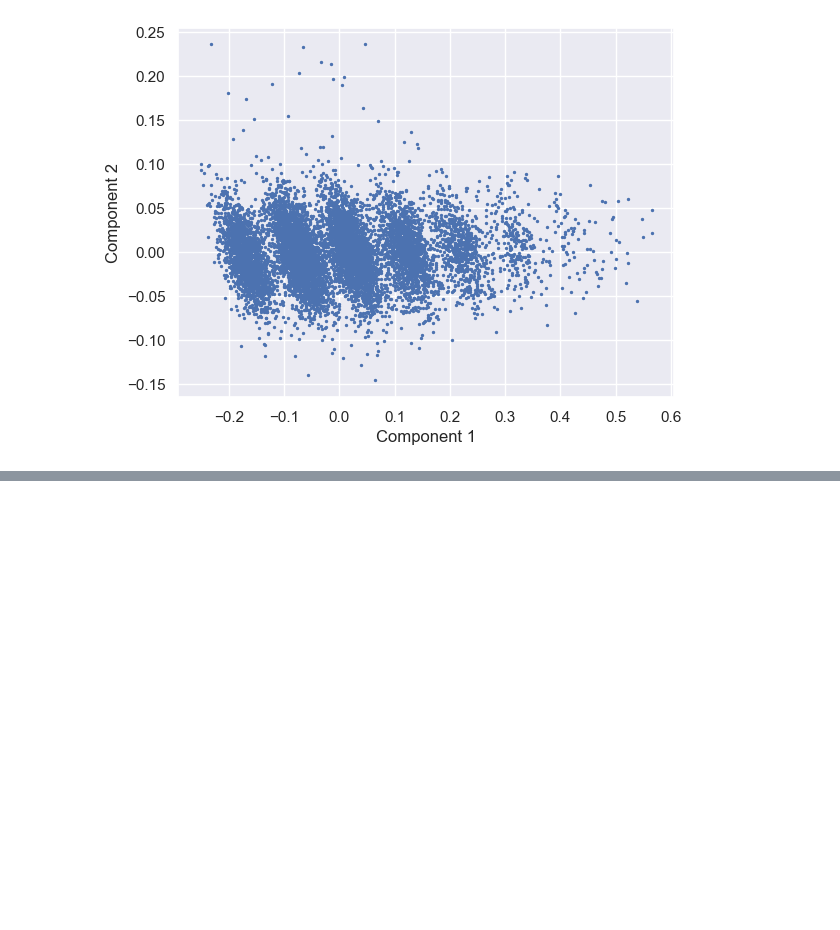
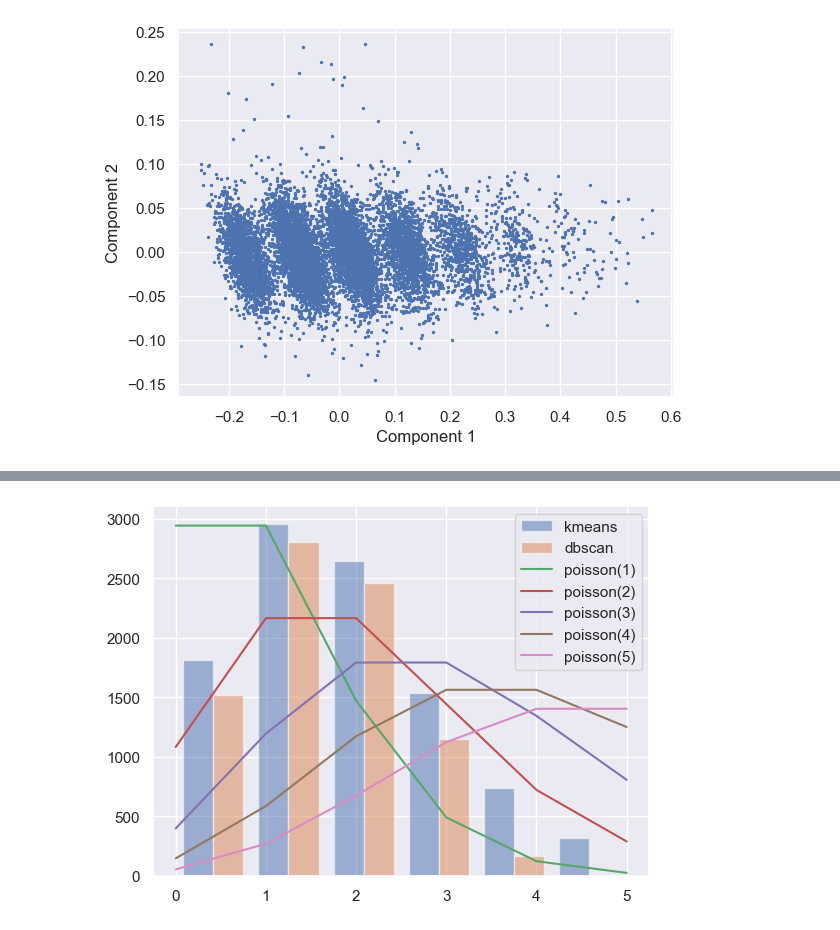
Before and after one commit to KeisukeTTTT/PhotonClustering, a Jupyter notebook: src/process.ipynb, the cells around one changed output, grey strips where cells are left out. Saved outputs shown, nothing was run; the diff lists cells and outputs as text; code cells hidden in the pictures; blank space fills up the shorter version.

```diff
--- a/src/process.ipynb
+++ b/src/process.ipynb
@@ -51,7 +50,4 @@ def plot_regression_curve(x, y, n=18):
     plt.plot(x, fit_fn(x), label="regression")
     plt.legend()
     plt.show()
-# %%
-df_corrected = df.apply(regression, axis=1, result_type="expand")
-pulse = df_corrected.values
 # %% [markdown]
@@ -218,0 +109,15 @@ plt.show()
+# %%
+# クラスタのヒストグラムがpoisson分布に従っているか確認
+def poisson(x, lam=1):
+    return 8000 * (np.e ** (-lam)) * (lam ** x) / math.factorial(x)
+x_list = np.arange(0, 6)
+lam_list = range(1,6)
+y_list_per_lam = {lam: [poisson(x, lam) for x in x_list] for lam in lam_list}
+
+plt.hist([pca_df["kmeans_pred"], pca_df[pca_df["dbscan_pred"]!=-1]["dbscan_pred"]], bins=6, alpha=0.5, label=["kmeans", "dbscan"])
+for lam in lam_list:
+    plt.plot(x_list, y_list_per_lam[lam], label=f"poisson({lam})")
+plt.legend()
+plt.show()
+# %% [output]
+[figure, added]
```
Also changed, not shown: parts of 32 cells of this notebook, 3 other files.
